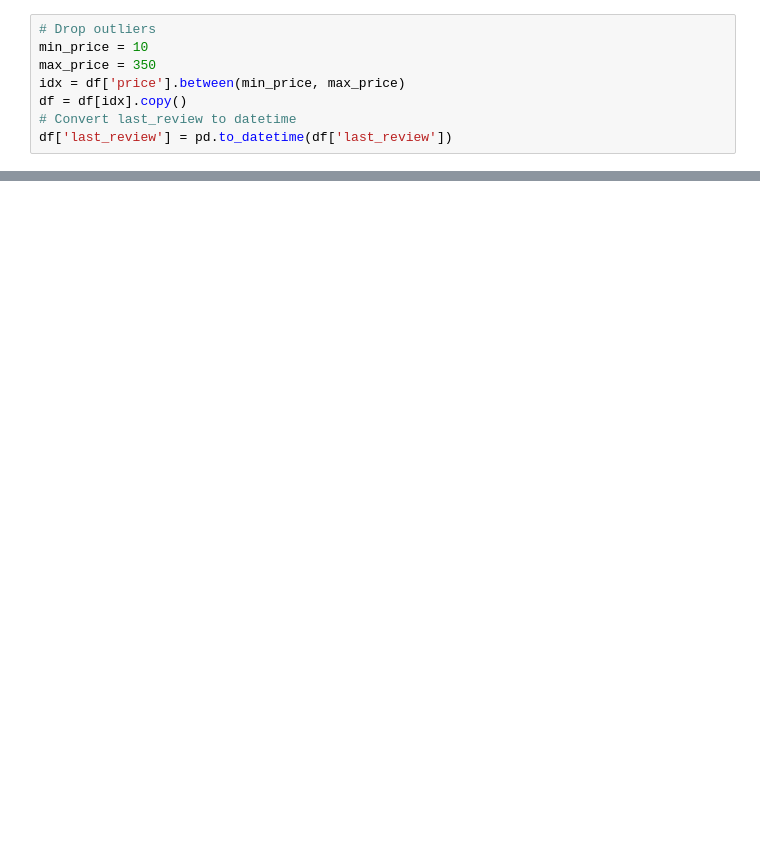
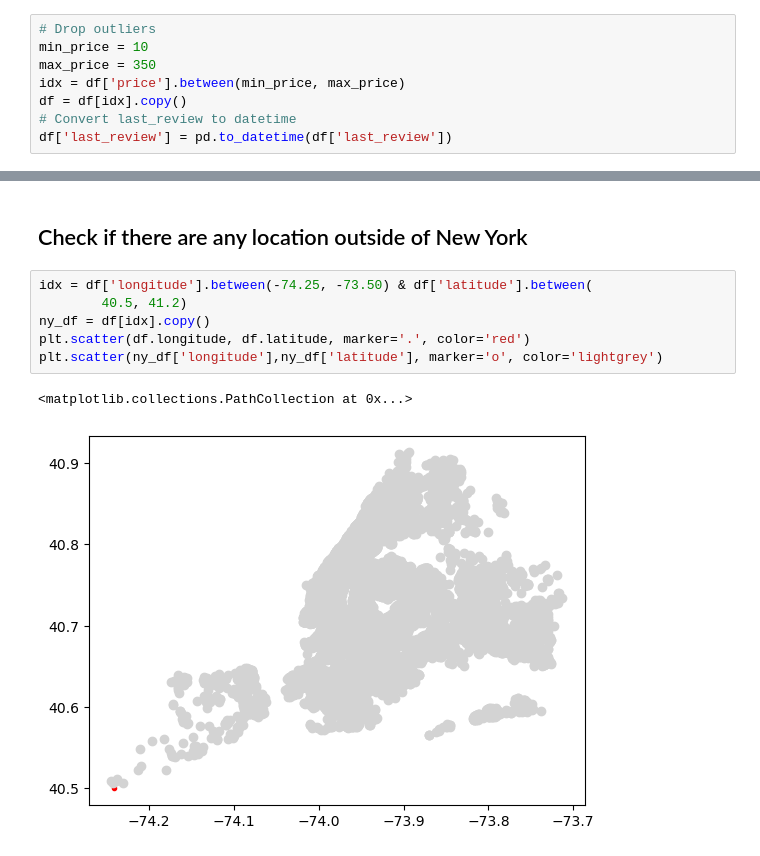
Before and after one commit to nhattran134/build-ml-pipeline-for-short-term-rental-prices, a Jupyter notebook: src/eda/EDA.ipynb, the cells around one changed output, grey strips where cells are left out. Drawn from its saved outputs; the diff is of its cells as text; blank space fills up the shorter version.

```diff
--- a/src/eda/EDA.ipynb
+++ b/src/eda/EDA.ipynb
@@ -100,0 +101,11 @@ Find logs at: ./wandb/run-20230620_021856-256firlc/logs
+# %% [markdown]
+## Check if there are any location outside of New York
+# %%
+idx = df['longitude'].between(-74.25, -73.50) & df['latitude'].between(
+        40.5, 41.2)
+ny_df = df[idx].copy()
+plt.scatter(df.longitude, df.latitude, marker='.', color='red')
+plt.scatter(ny_df['longitude'],ny_df['latitude'], marker='o', color='lightgrey')
+# %% [output]
+<matplotlib.collections.PathCollection at 0x...>
+[figure, added]
```
Also changed, not shown: parts of 12 cells of this notebook.
